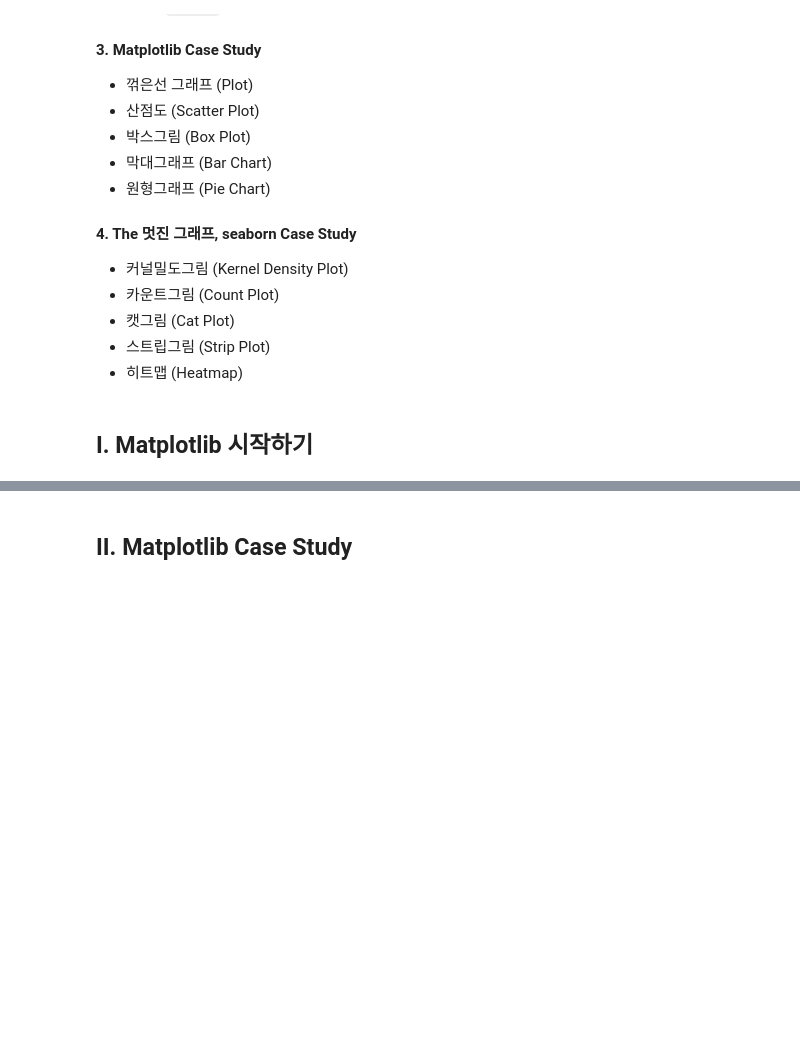
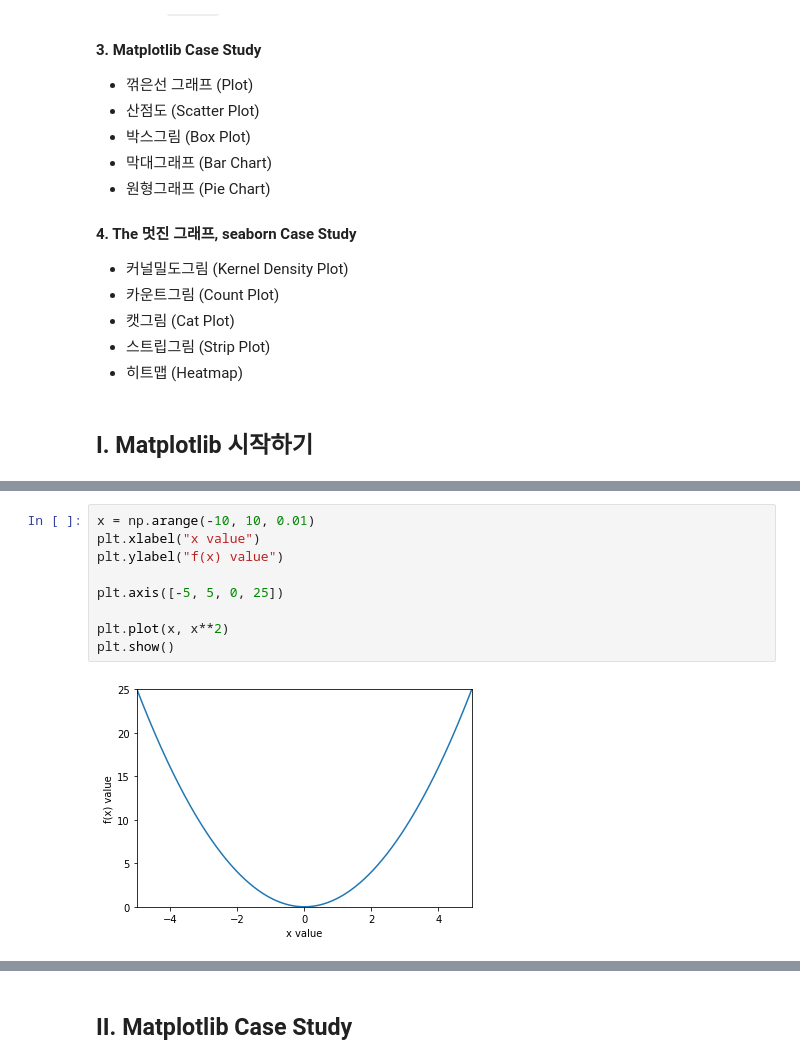
Before and after one commit to super-corini/programmers_kdt_II, a Jupyter notebook: 3. python으로 멋드러진 그래프 그리기, Matplotlib.ipynb, the cells around one changed output, grey strips where cells are left out. Cells and saved outputs as stored; diff of their text form; blank space fills up the shorter version.

```diff
--- a/3. python으로 멋드러진 그래프 그리기, Matplotlib.ipynb
+++ b/3. python으로 멋드러진 그래프 그리기, Matplotlib.ipynb
@@ -29,0 +45,11 @@
+# %%
+x = np.arange(-10, 10, 0.01)
+plt.xlabel("x value")
+plt.ylabel("f(x) value")
+
+plt.axis([-5, 5, 0, 25])
+
+plt.plot(x, x**2)
+plt.show()
+# %% [output]
+[figure, added]
```
Also changed, not shown: parts of 21 cells of this notebook.
